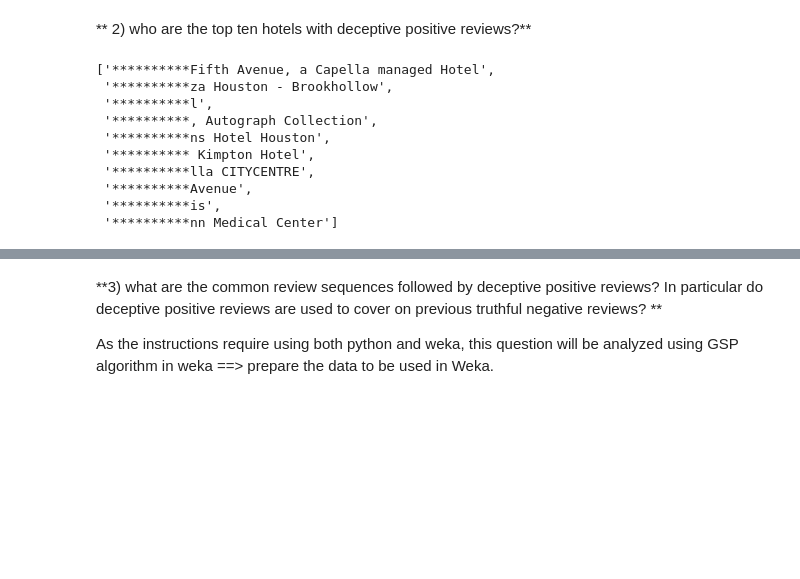
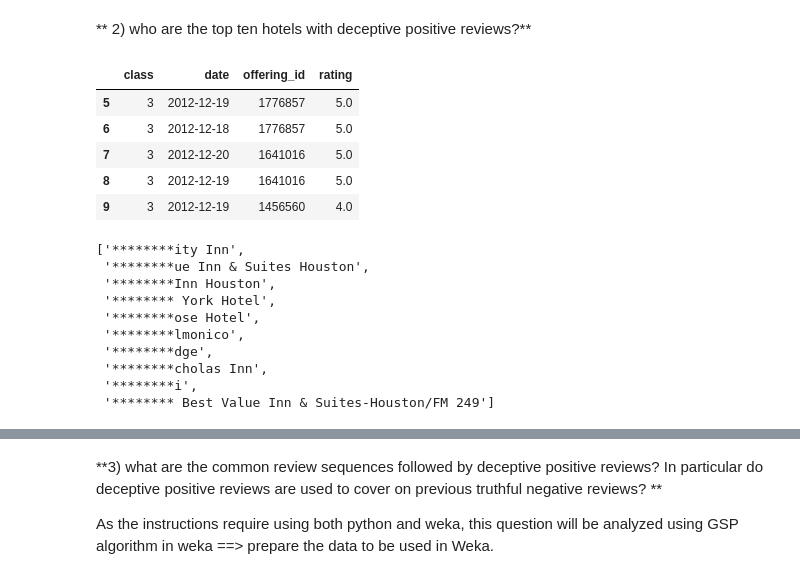
Before and after one commit to yousef-fadila/cs548-project-5, a Jupyter notebook: notebook.ipynb, the cells around one changed output, grey strips where cells are left out. Drawn from its saved outputs; the diff is of its cells as text; code cells hidden in the pictures; blank space fills up the shorter version.

```diff
--- a/notebook.ipynb
+++ b/notebook.ipynb
@@ -184,21 +186,34 @@ plt.show()
 # %% [markdown]
 ** 2) who are the top ten hotels with deceptive positive reviews?**
+# %%
+a=rating_classification[5:10]
+a
+# %% [output]
+|  | class | date | offering_id | rating |
+| 5 | 3 | 2012-12-19 | 1776857 | 5.0 |
+| 6 | 3 | 2012-12-18 | 1776857 | 5.0 |
+| 7 | 3 | 2012-12-20 | 1641016 | 5.0 |
+| 8 | 3 | 2012-12-19 | 1641016 | 5.0 |
+| 9 | 3 | 2012-12-19 | 1456560 | 4.0 |
 # %%
 #DISCLAIMER: the list is based on alpha-non-acurate prediction model and is for eudctional purpose only.
 #the first 10 characters are hidden to protect brands
-top_ten=rating_classification[rating_classification['class']==positive_deceptive_i].groupby(['offering_id']).size().sort_values(ascending=False)[:10]
-#top_ten_df = pd.DataFrame(top_ten)
-#top_ten_df['name']=[offering[offering.id==offid].name.values[0] for offid in top_ten.index]
-names = [offering[offering.id==offid].name.values[0] for offid in top_ten.index]
-['*'*10+name[10:] for name in names]
+
+deceptive_positive_brands_count=rating_classification[rating_classification['class']==positive_deceptive_i].groupby(['offering_id']).size()
+total_brands_count=rating_classification.groupby(['offering_id']).size()
+deceptive_positive_brands_ratio=[(i,deceptive_positive_brands_count[i]/total_brands_count[i]) for i in deceptive_positive_brands_count.index]
+deceptive_positive_brands_ratio.sort(key=lambda tup: tup[1], reverse=True)
+top_ten = deceptive_positive_brands_ratio[:10]
+names = [offering[offering.id==offid[0]].name.values[0] for offid in top_ten]
+['*'*8+name[8:] for name in names]
 # %% [output]
-['**********Fifth Avenue, a Capella managed Hotel',
- '**********za Houston - Brookhollow',
- '**********l',
- '**********, Autograph Collection',
- '**********ns Hotel Houston',
- '********** Kimpton Hotel',
- '**********lla CITYCENTRE',
- '**********Avenue',
- '**********is',
- '**********nn Medical Center']
+['********ity Inn',
+ '********ue Inn & Suites Houston',
+ '********Inn Houston',
+ '******** York Hotel',
+ '********ose Hotel',
+ '********lmonico',
+ '********dge',
+ '********cholas Inn',
+ '********i',
+ '******** Best Value Inn & Suites-Houston/FM 249']
```
Also changed, not shown: parts of 20 cells of this notebook, 2 other files.
